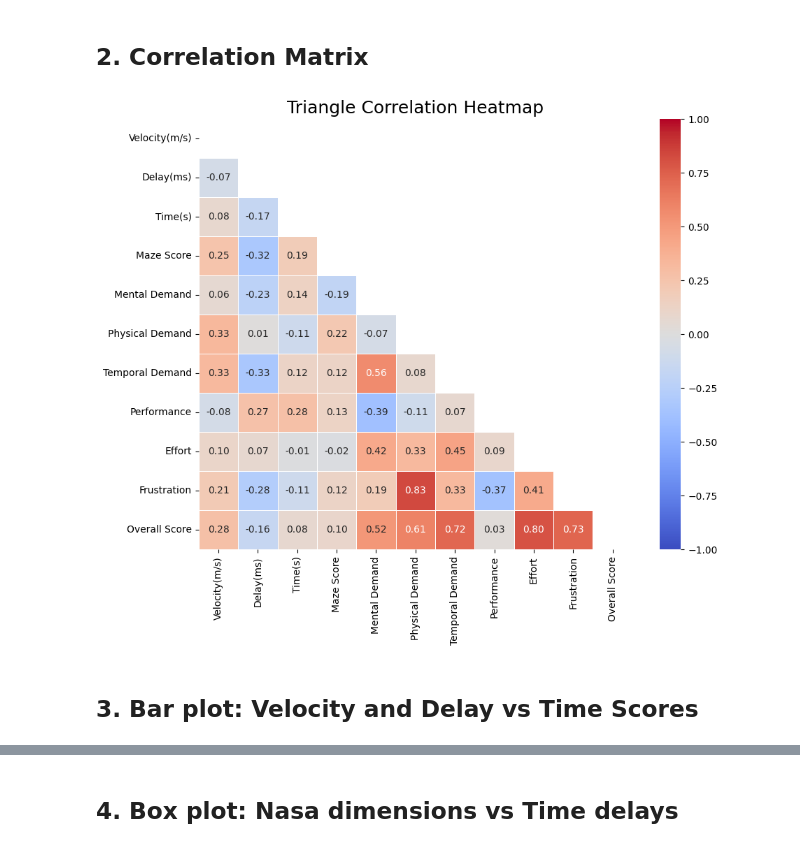
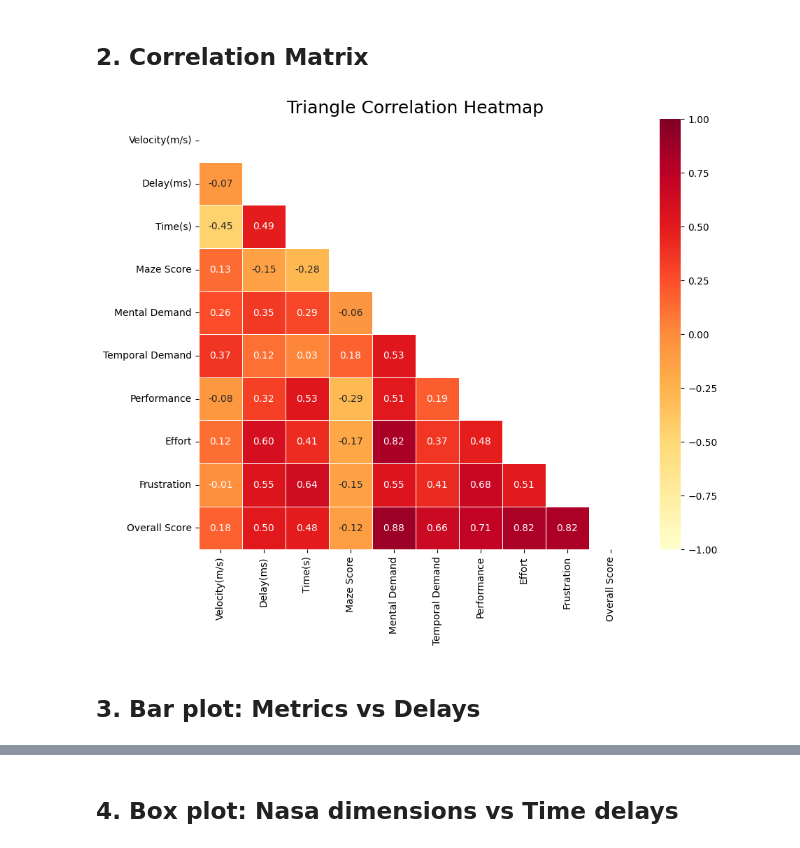
Before and after one commit to Raul-Villegas23/Thesis_python, a Jupyter notebook: experimental-analysis/bonus/bonus_analysis_notebook.ipynb, the cells around one changed output, grey strips where cells are left out. Drawn from its saved outputs; the diff is of its cells as text; code cells hidden in the pictures.

```diff
--- a/experimental-analysis/bonus/bonus_analysis_notebook.ipynb
+++ b/experimental-analysis/bonus/bonus_analysis_notebook.ipynb
@@ -46,20 +43,20 @@ Descriptive Statistics:
 ## 2. Correlation Matrix
 # %%
 # Convert columns to numeric, coercing errors to NaN (skip 'Participant' and 'Run' columns)
-data_numeric = data.drop(columns=['Participant', 'Run']).apply(pd.to_numeric, errors='coerce')
+data_numeric = data.drop(columns=['Participant', 'Run', 'Physical Demand']).apply(pd.to_numeric, errors='coerce')
 
 # Generate the correlation matrix to compare the relationship between variables
 correlation_matrix = data_numeric.corr()
 
 # Create a mask to display only the lower triangle of the correlation matrix
 mask = np.triu(np.ones_like(correlation_matrix, dtype=bool))
 
 # Plot the triangle correlation heatmap
 plt.figure(figsize=(10, 8))
-sns.heatmap(correlation_matrix, mask=mask, annot=True, cmap="coolwarm", fmt=".2f", vmin=-1, vmax=1, linewidths=.5)
+sns.heatmap(correlation_matrix, mask=mask, annot=True, cmap="YlOrRd", fmt=".2f", vmin=-1, vmax=1, linewidths=.5)
 plt.title("Triangle Correlation Heatmap", fontsize=18)
 plt.show()
 # %% [output]
-[figure, old version]
+[figure, new version]
 # %% [markdown]
-## 3. Bar plot: Velocity and Delay vs Time Scores
+## 3. Bar plot: Metrics vs Delays
```
Also changed, not shown: parts of 26 cells of this notebook, 7 other files.
